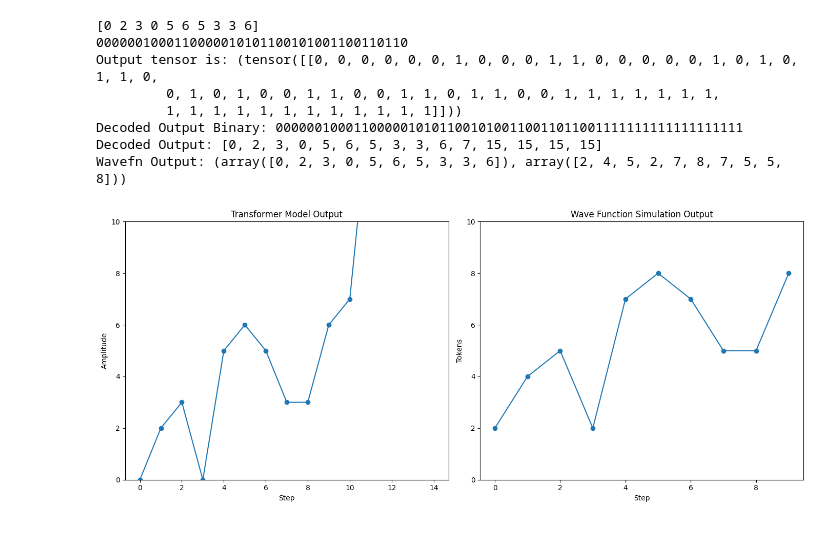
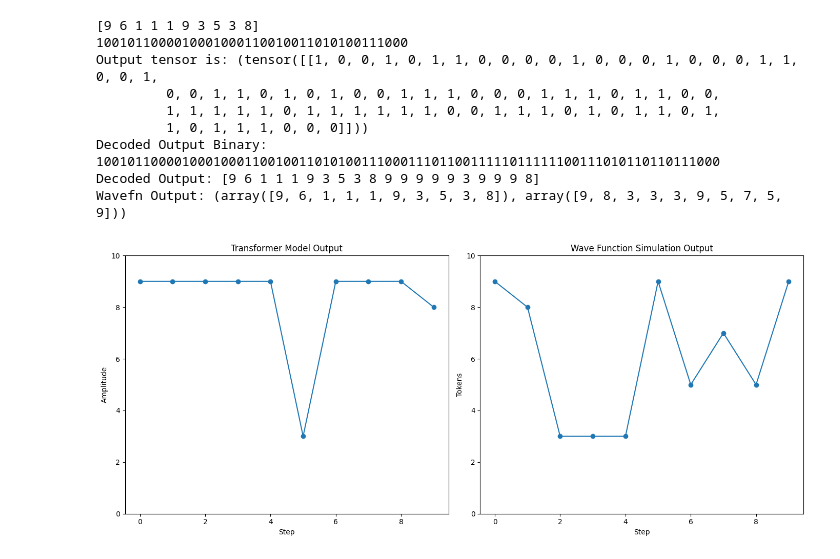
Before and after one commit to marquisdepolis/CATransformer, a Jupyter notebook: CAT_simple_binary.ipynb, the cells around one changed output. Saved outputs shown, nothing was run; the diff lists cells and outputs as text; code cells hidden in the pictures.

```diff
--- a/CAT_simple_binary.ipynb
+++ b/CAT_simple_binary.ipynb
@@ -256,6 +278,7 @@ Epoch 1, Iteration 0: Training Loss = 0.1486678272485733, Validation Loss = 0.14
 # %%
 import matplotlib.pyplot as plt
 import torch
+import numpy as np
 
 # Load the model
 model = torch.load('1cat_wave_model.pth')
@@ -270,47 +293,49 @@ encoded_input = enc(input_binary)
 
 # Convert to a tensor and add a batch dimension (assuming your model expects a batch)
 input_tensor = torch.tensor([encoded_input], dtype=torch.long).to(device)
-max_new_tokens = 20  # Define how many new tokens you want to generate
+max_new_tokens = 40  # Define how many new tokens you want to generate
 output_tensor = model.generate(input_tensor, max_new_tokens=max_new_tokens)
 print(f"Output tensor is: ({output_tensor})")
 decoded_output = dec(output_tensor[0].tolist())  # Assuming you're interested in the first item in the batch
 sim_wave_output = wave_fn.simulate_wave_equation(input,step_count)
 decoded_values = binary_to_wave_independent(decoded_output)
+decoded_values = np.clip(decoded_values, 0, 9).astype(int)
 print("Decoded Output Binary:", decoded_output)
 print("Decoded Output:", decoded_values)
 print("Wavefn Output:", sim_wave_output)
 
 # Plot!
 global_min = 0
 global_max = 9
 
 plt.figure(figsize=(14, 6))
 
 # Plot for the Transformer Model Output
 plt.subplot(1, 2, 1)
-plt.plot(decoded_values, marker='o', linestyle='-')
+plt.plot(decoded_values[10:], marker='o', linestyle='-')
 plt.title('Transformer Model Output')
 plt.xlabel('Step')
 plt.ylabel('Amplitude')
 plt.ylim(global_min, global_max+1)
 
 # Plot for the Wave Function Simulation Output
 plt.subplot(1, 2, 2)
 plt.plot(sim_wave_output[1], marker='o', linestyle='-')  # Assuming sim_wave_output[1] is correct
 plt.title('Wave Function Simulation Output')
 plt.xlabel('Step')
 plt.ylabel('Tokens')
 plt.ylim(global_min, global_max+1)
 
 plt.tight_layout()
 plt.show()
 # %% [output]
-[0 2 3 0 5 6 5 3 3 6]
-0000001000110000010101100101001100110110
-Output tensor is: (tensor([[0, 0, 0, 0, 0, 0, 1, 0, 0, 0, 1, 1, 0, 0, 0, 0, 0, 1, 0, 1, 0, 1, 1, 0,
-         0, 1, 0, 1, 0, 0, 1, 1, 0, 0, 1, 1, 0, 1, 1, 0, 0, 1, 1, 1, 1, 1, 1, 1,
-         1, 1, 1, 1, 1, 1, 1, 1, 1, 1, 1, 1]]))
-Decoded Output Binary: 000000100011000001010110010100110011011001111111111111111111
-Decoded Output: [0, 2, 3, 0, 5, 6, 5, 3, 3, 6, 7, 15, 15, 15, 15]
-Wavefn Output: (array([0, 2, 3, 0, 5, 6, 5, 3, 3, 6]), array([2, 4, 5, 2, 7, 8, 7, 5, 5, 8]))
+[9 6 1 1 1 9 3 5 3 8]
+1001011000010001000110010011010100111000
+Output tensor is: (tensor([[1, 0, 0, 1, 0, 1, 1, 0, 0, 0, 0, 1, 0, 0, 0, 1, 0, 0, 0, 1, 1, 0, 0, 1,
+         0, 0, 1, 1, 0, 1, 0, 1, 0, 0, 1, 1, 1, 0, 0, 0, 1, 1, 1, 0, 1, 1, 0, 0,
+         1, 1, 1, 1, 1, 0, 1, 1, 1, 1, 1, 1, 0, 0, 1, 1, 1, 0, 1, 0, 1, 1, 0, 1,
+         1, 0, 1, 1, 1, 0, 0, 0]]))
+Decoded Output Binary: 10010110000100010001100100110101001110001110110011111011111100111010110110111000
+Decoded Output: [9 6 1 1 1 9 3 5 3 8 9 9 9 9 9 3 9 9 9 8]
+Wavefn Output: (array([9, 6, 1, 1, 1, 9, 3, 5, 3, 8]), array([9, 8, 3, 3, 3, 9, 5, 7, 5, 9]))
-[figure, old version]
+[figure, new version]
```
Also changed, not shown: parts of 1 cell of this notebook, 1 other file.
